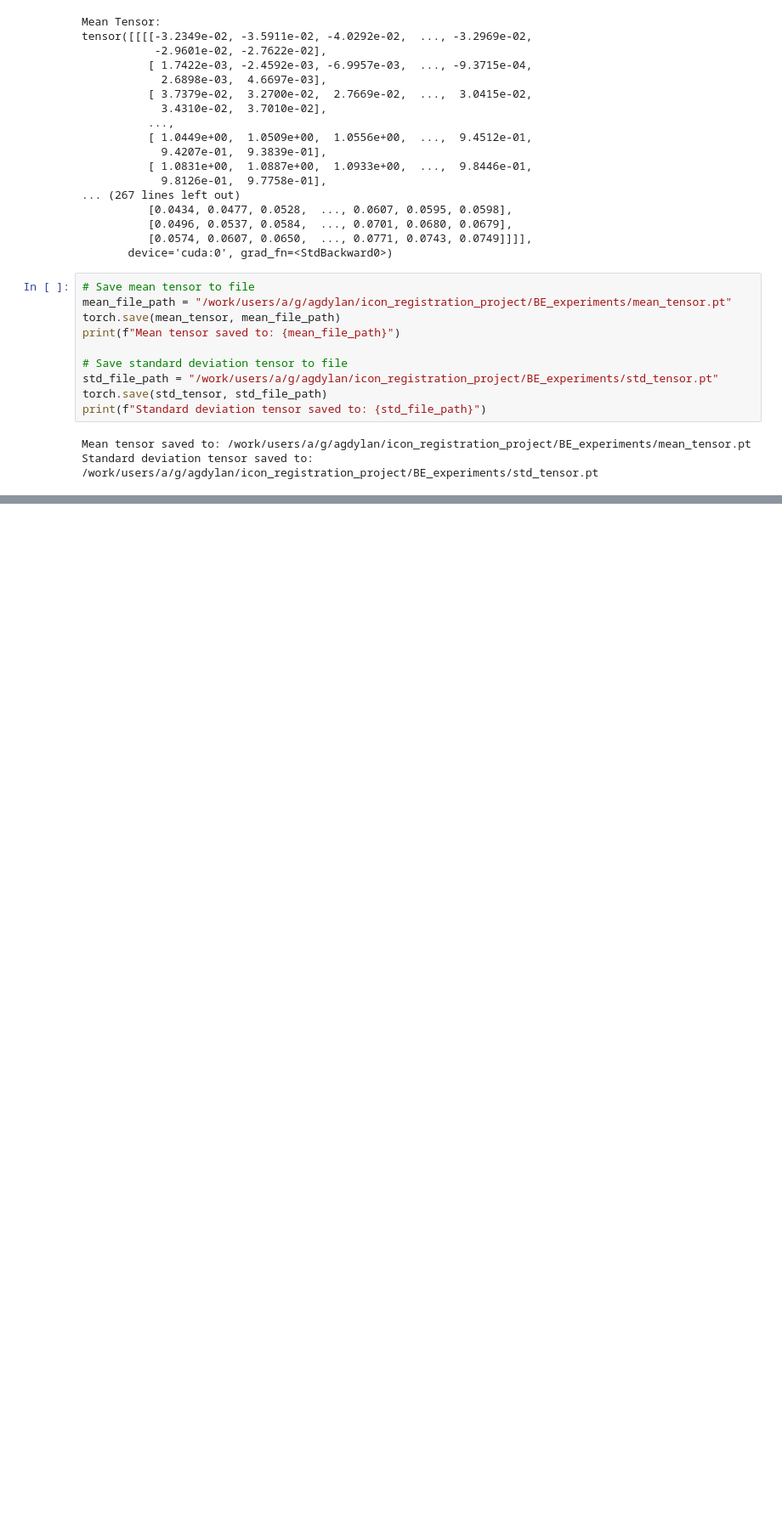
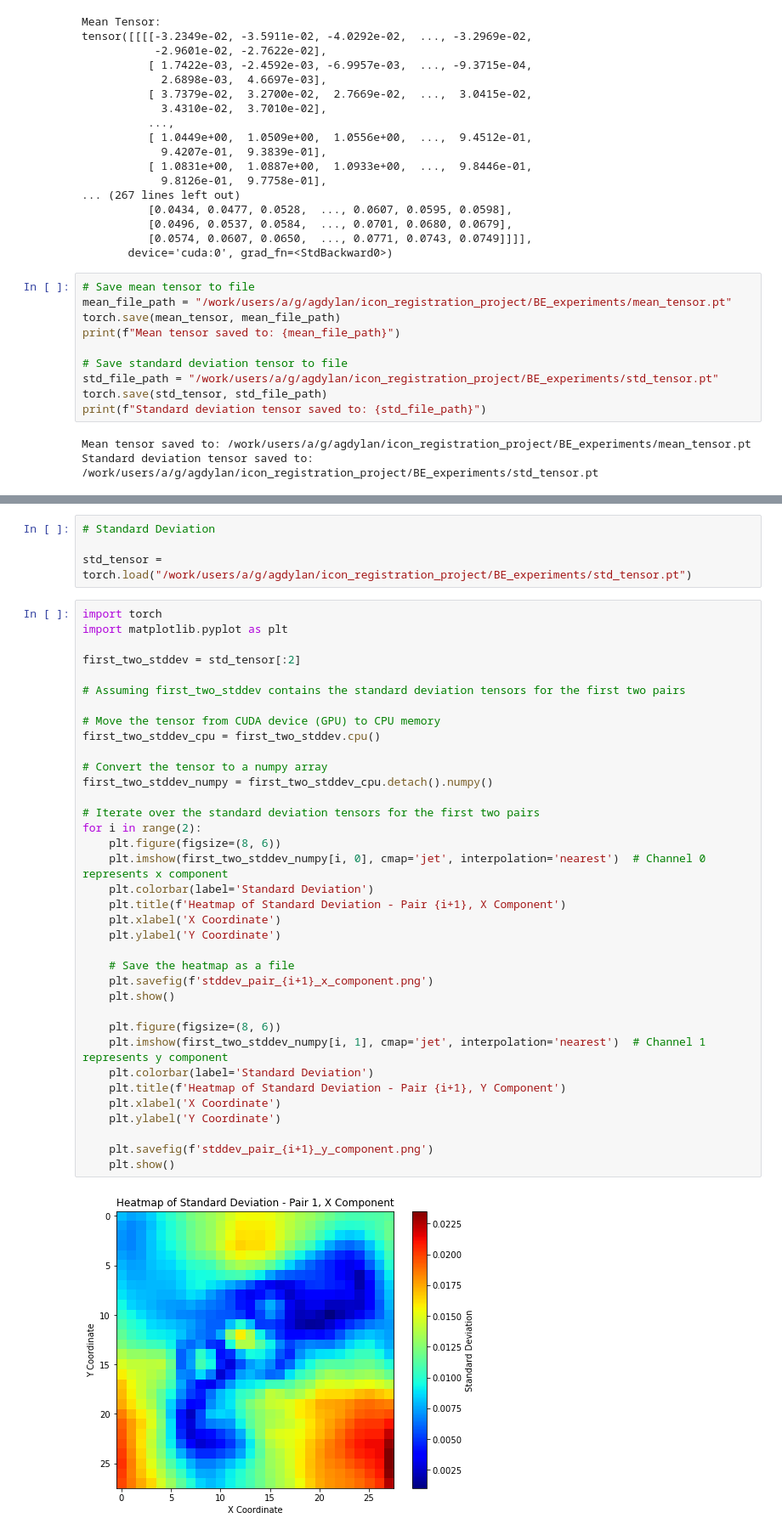
Before and after one commit to agdylan/research_code, a Jupyter notebook: BE_experiments/BE_main.ipynb, the cells around one changed output, grey strips where cells are left out. Shown at 85% size. Drawn from its saved outputs; the diff is of its cells as text; blank space fills up the shorter version.

```diff
--- a/BE_experiments/BE_main.ipynb
+++ b/BE_experiments/BE_main.ipynb
@@ -250,0 +293,42 @@ plt.show()
+# %%
+# Standard Deviation
+
+std_tensor = torch.load("/work/users/a/g/agdylan/icon_registration_project/BE_experiments/std_tensor.pt")
+# %%
+import torch
+import matplotlib.pyplot as plt
+
+first_two_stddev = std_tensor[:2]
+
+# Assuming first_two_stddev contains the standard deviation tensors for the first two pairs
+
+# Move the tensor from CUDA device (GPU) to CPU memory
+first_two_stddev_cpu = first_two_stddev.cpu()
+
+# Convert the tensor to a numpy array
+first_two_stddev_numpy = first_two_stddev_cpu.detach().numpy()
+
+# Iterate over the standard deviation tensors for the first two pairs
+for i in range(2):
+    plt.figure(figsize=(8, 6))
+    plt.imshow(first_two_stddev_numpy[i, 0], cmap='jet', interpolation='nearest')  # Channel 0 represents x component
+    plt.colorbar(label='Standard Deviation')
+    plt.title(f'Heatmap of Standard Deviation - Pair {i+1}, X Component')
+    plt.xlabel('X Coordinate')
+    plt.ylabel('Y Coordinate')
+
+    # Save the heatmap as a file
+    plt.savefig(f'stddev_pair_{i+1}_x_component.png')
+    plt.show()
+
+    plt.figure(figsize=(8, 6))
+    plt.imshow(first_two_stddev_numpy[i, 1], cmap='jet', interpolation='nearest')  # Channel 1 represents y component
+    plt.colorbar(label='Standard Deviation')
+    plt.title(f'Heatmap of Standard Deviation - Pair {i+1}, Y Component')
+    plt.xlabel('X Coordinate')
+    plt.ylabel('Y Coordinate')
+
+    plt.savefig(f'stddev_pair_{i+1}_y_component.png')
+    plt.show()
+# %% [output]
+[figure, added]
```
Also changed, not shown: parts of 8 cells of this notebook, 20 other files.
